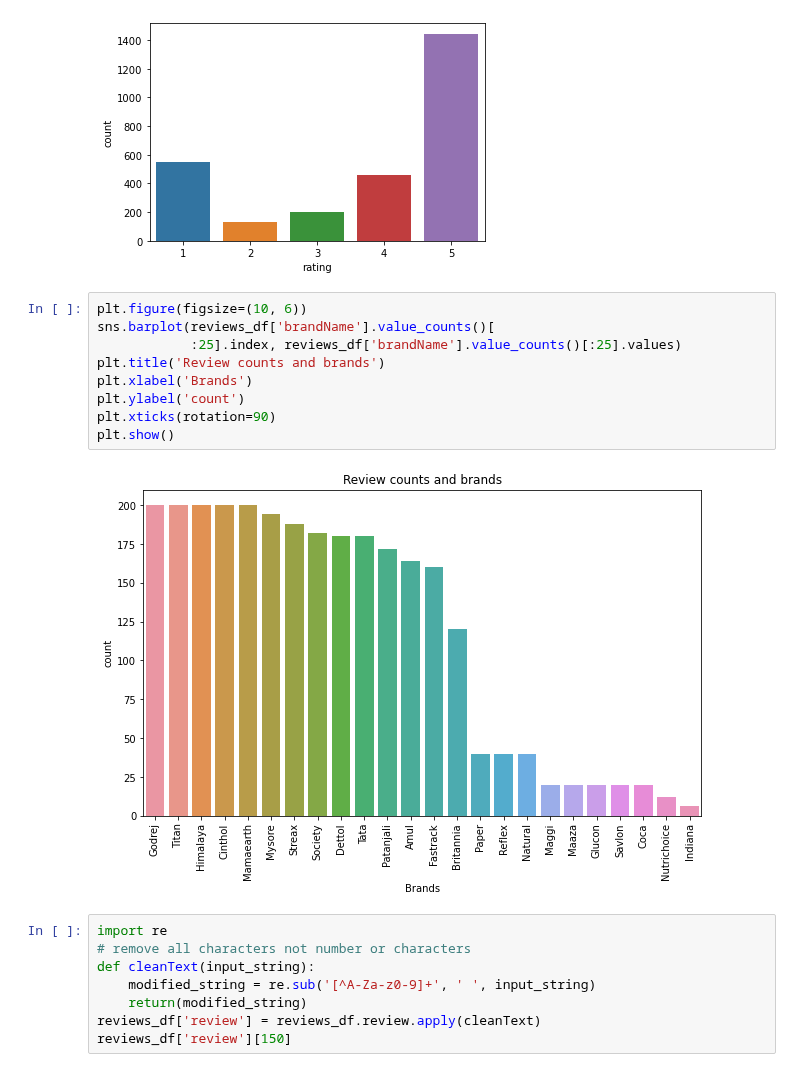
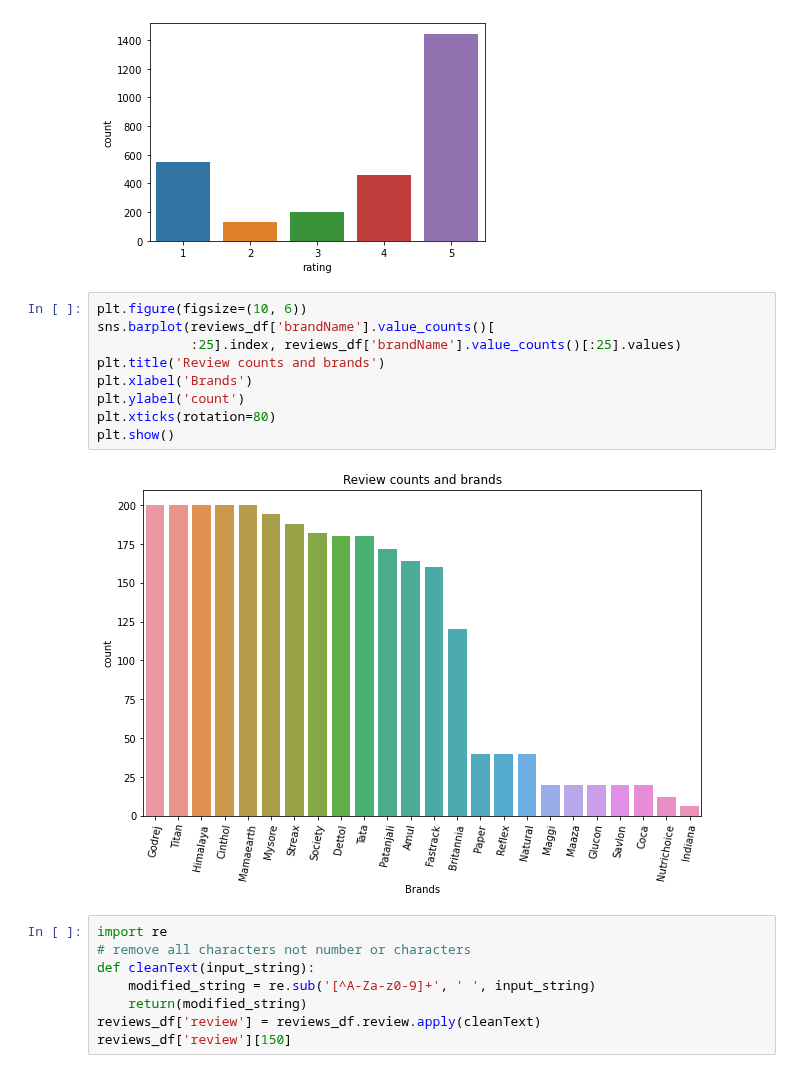
Before and after one commit to kshitij0209ag/Data-Science-Project_11_FEB_2022, a Jupyter notebook: TextAnalysiswithAmazonProductReviews.ipynb, the cells around one changed output. Drawn from its saved outputs; the diff is of its cells as text.

Commit message:
rotation

```diff
--- a/TextAnalysiswithAmazonProductReviews.ipynb
+++ b/TextAnalysiswithAmazonProductReviews.ipynb
@@ -52,14 +52,14 @@ sns.countplot(x='rating', data=reviews_df)
 # %%
 plt.figure(figsize=(10, 6))
 sns.barplot(reviews_df['brandName'].value_counts()[
             :25].index, reviews_df['brandName'].value_counts()[:25].values)
 plt.title('Review counts and brands')
 plt.xlabel('Brands')
 plt.ylabel('count')
-plt.xticks(rotation=90)
+plt.xticks(rotation=80)
 plt.show()
 # %% [output]
-[figure, old version]
+[figure, new version]
 # %%
 import re
 # remove all characters not number or characters
```
